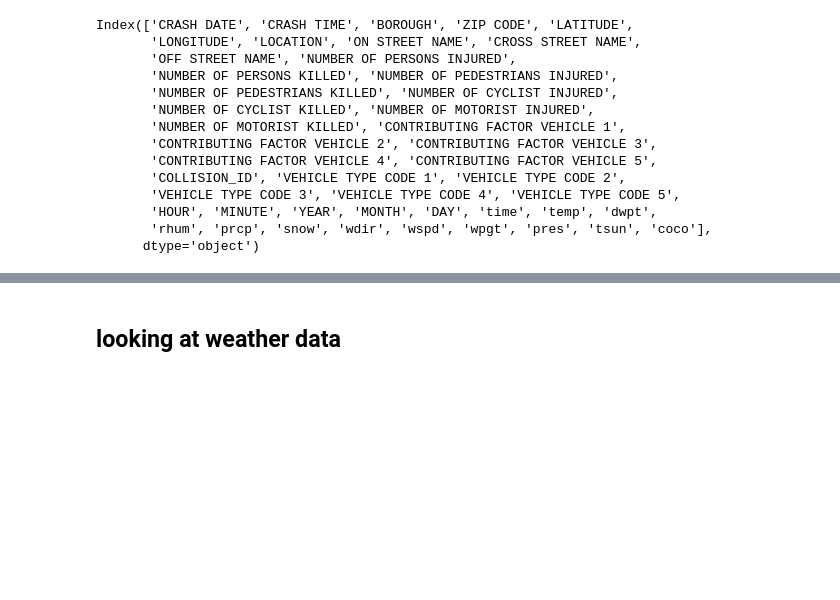
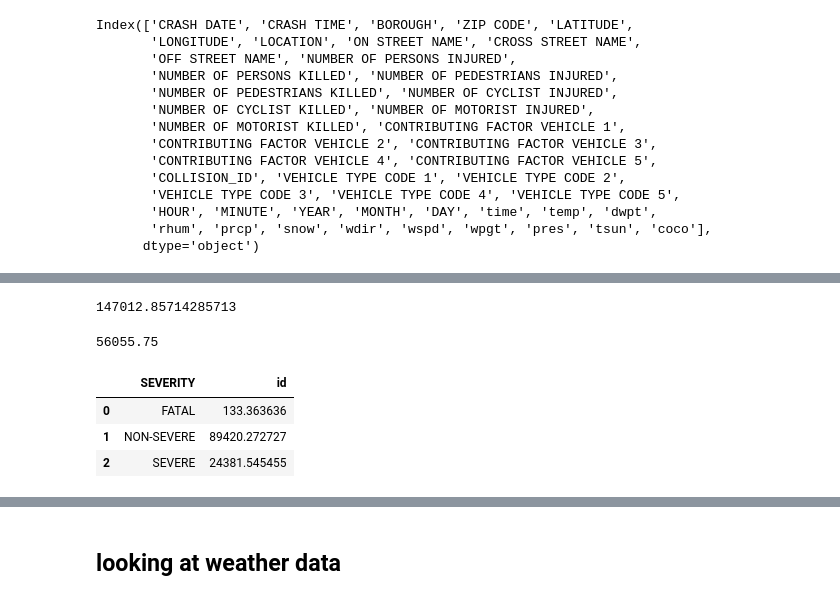
Before and after one commit to jens-create/socialdata2023, a Jupyter notebook: assignments/Final project/Time_trends.ipynb, the cells around one changed output, grey strips where cells are left out. Saved outputs shown, nothing was run; the diff lists cells and outputs as text; code cells hidden in the pictures; blank space fills up the shorter version.

```diff
--- a/assignments/Final project/Time_trends.ipynb
+++ b/assignments/Final project/Time_trends.ipynb
@@ -89,0 +110,16 @@ df['MOTORIST'] = np.where((df['NUMBER OF MOTORIST INJURED'] > 0) | (df['NUMBER O
+# %%
+df[df['YEAR']<2020].YEAR.value_counts().mean()
+# %% [output]
+147012.85714285713
+# %%
+df[df['YEAR']>=2020].YEAR.value_counts().mean()
+# %% [output]
+56055.75
+# %%
+# how many in each severity group is there in average per year
+df.groupby(['YEAR', 'SEVERITY']).agg({'id': 'count'}).reset_index().groupby(['SEVERITY']).agg({'id': 'mean'}).reset_index()
+# %% [output]
+|  | SEVERITY | id |
+| 0 | FATAL | 133.363636 |
+| 1 | NON-SEVERE | 89420.272727 |
+| 2 | SEVERE | 24381.545455 |
```
Also changed, not shown: parts of 6 cells of this notebook, 1 other file.
